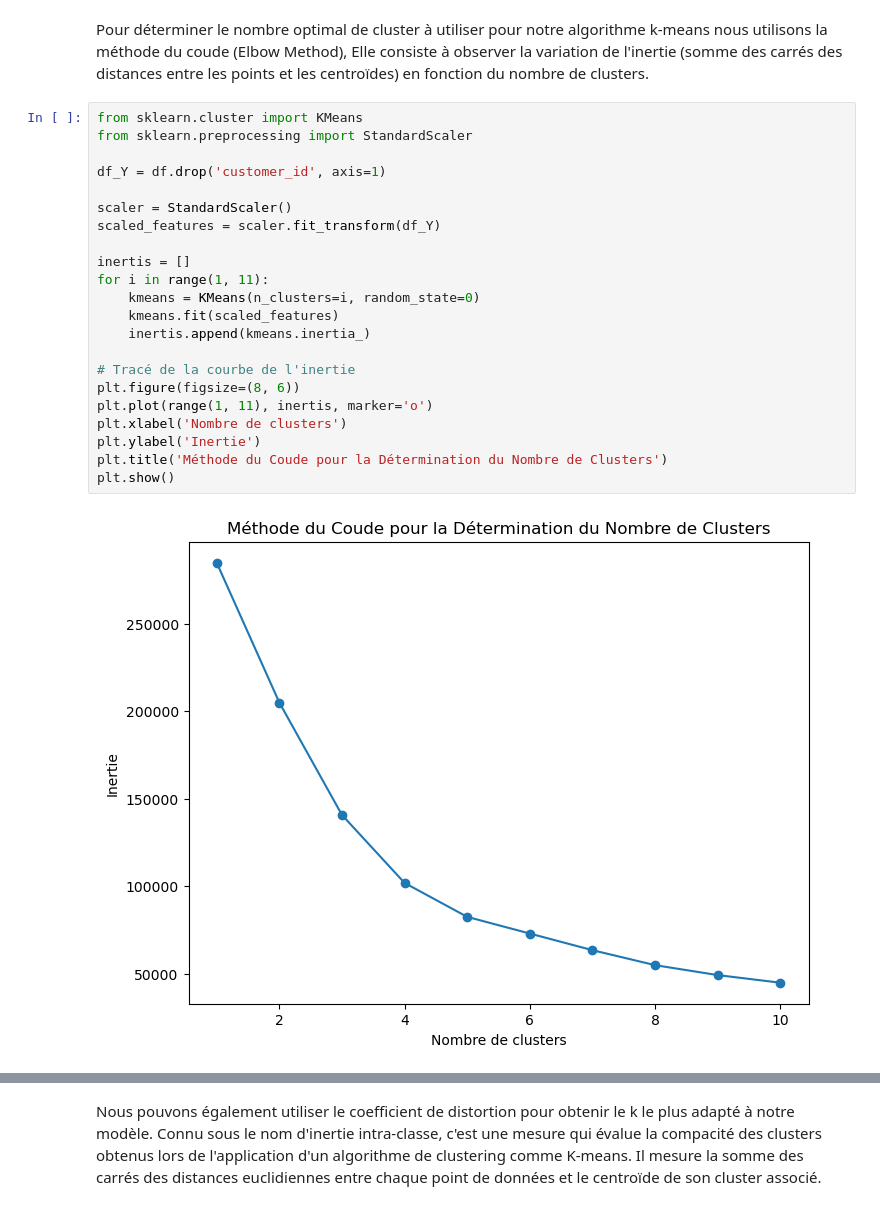
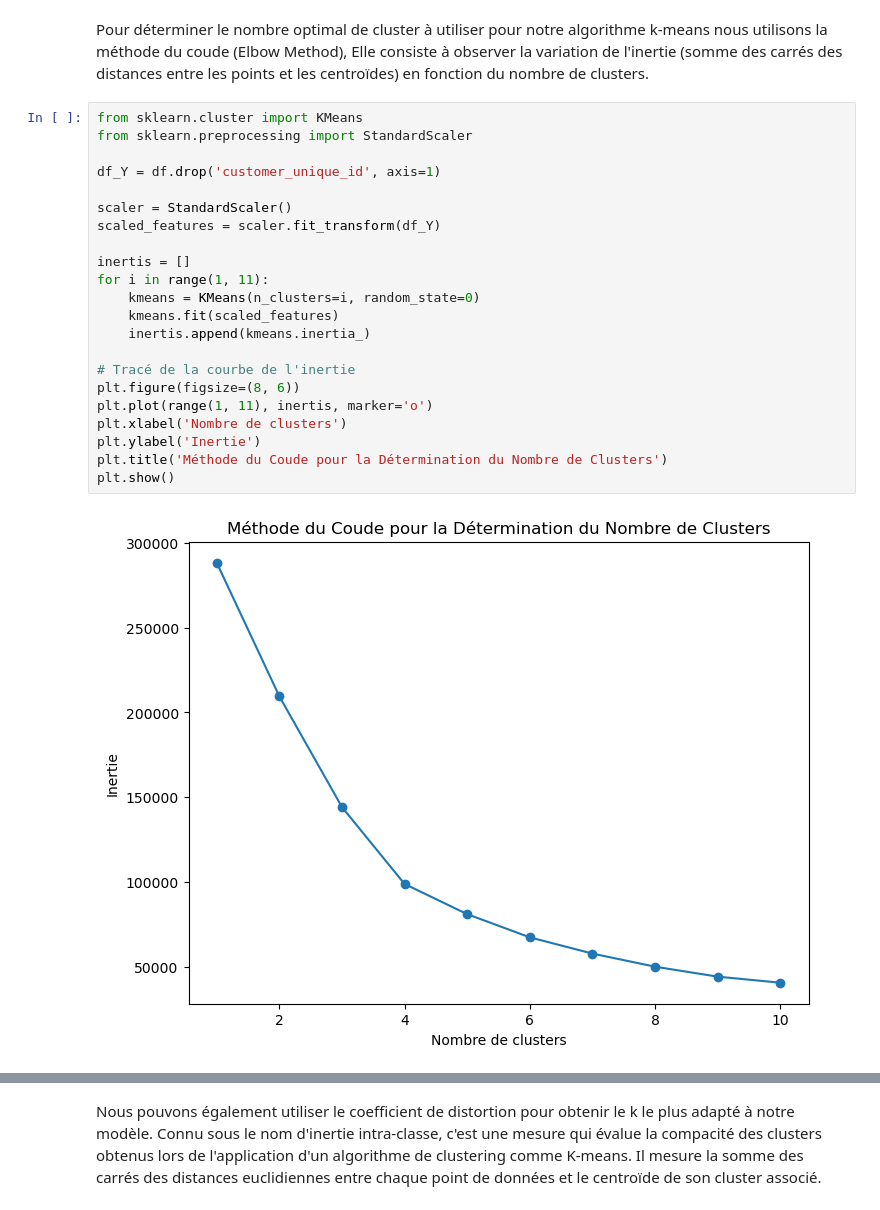
Before and after one commit to HaDock404/CustomerSegmentation, a Jupyter notebook: k_means_test.ipynb, the cells around one changed output, grey strips where cells are left out. Cells and saved outputs as stored; diff of their text form.

```diff
--- a/k_means_test.ipynb
+++ b/k_means_test.ipynb
@@ -102,27 +102,27 @@ Pour déterminer le nombre optimal de cluster à utiliser pour notre algorithme
 # %%
 from sklearn.cluster import KMeans
 from sklearn.preprocessing import StandardScaler
 
-df_Y = df.drop('customer_id', axis=1)
+df_Y = df.drop('customer_unique_id', axis=1)
 
 scaler = StandardScaler()
 scaled_features = scaler.fit_transform(df_Y)
 
 inertis = []
 for i in range(1, 11):
     kmeans = KMeans(n_clusters=i, random_state=0)
     kmeans.fit(scaled_features)
     inertis.append(kmeans.inertia_)
 
 # Tracé de la courbe de l'inertie
 plt.figure(figsize=(8, 6))
 plt.plot(range(1, 11), inertis, marker='o')
 plt.xlabel('Nombre de clusters')
 plt.ylabel('Inertie')
 plt.title('Méthode du Coude pour la Détermination du Nombre de Clusters')
 plt.show()
 # %% [output]
-[figure, old version]
+[figure, new version]
 # %%
 kmeans = KMeans(n_clusters=4)
 kmeans.fit(scaled_features)
```
Also changed, not shown: parts of 9 cells of this notebook, 7 other files.
